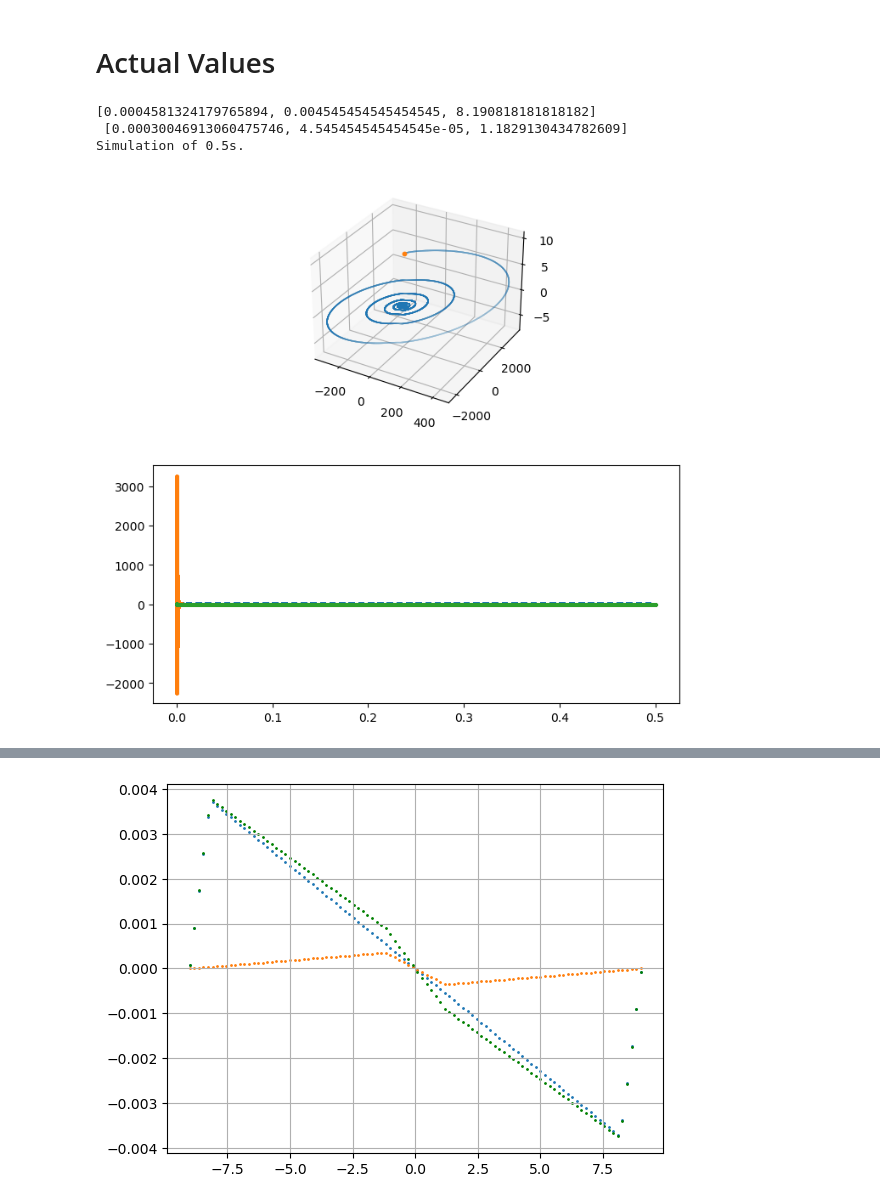
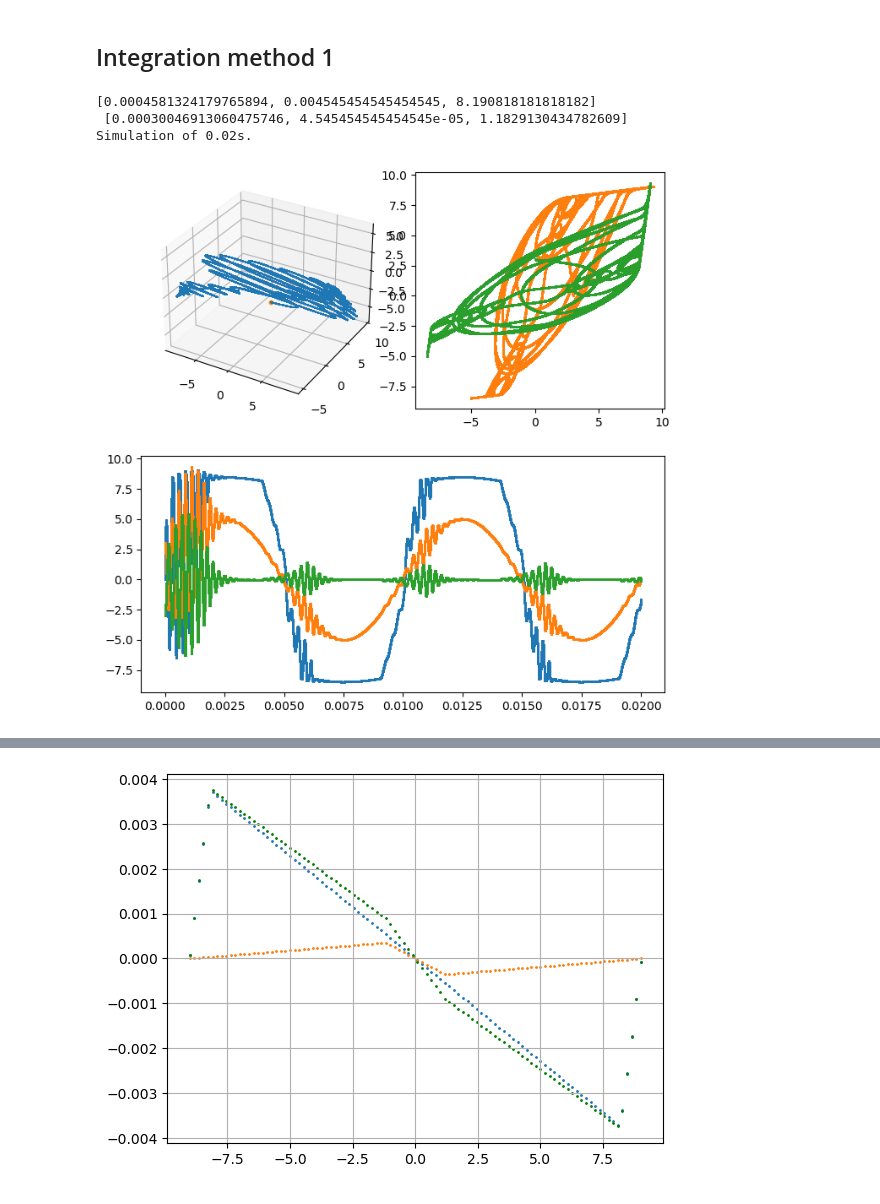
Before and after one commit to Chwanhee/Metrology, a Jupyter notebook: Report_2/Autonomous_Chua.ipynb, the cells around one changed output, grey strips where cells are left out. Cells and saved outputs as stored; diff of their text form; code cells hidden in the pictures.

Commit message:
Usable numerical solver.

```diff
--- a/Report_2/Autonomous_Chua.ipynb
+++ b/Report_2/Autonomous_Chua.ipynb
@@ -60,5 +9,5 @@ Simulation of 100.0s.
-# %% [markdown]
-# Actual Values
+# %% [markdown]
+## Integration method 1
 # %%
 # Parameters
 
@@ -66,32 +15,82 @@ R = 1410
 C1 = 10e-9
 C2 = 100e-9
 L = 15e-3
 
 R2,R3 = 220,2200
 R4,R6 = 22000,3300
 A = 1000; E = 9
 
 F,freq = 5,100
 
 interior = [((A-1)*R2+R3)/(R2*(R2+(1+A)*R3))
             ,1/R2,
             (R2+(1+A)*R3)/(A*(R2+R3))*E]
 exterior = [((A-1)*R4+R6)/(R4*(R4+(1+A)*R6))
             ,1/R4
             ,(R4+(1+A)*R6)/(A*(R4+R6))*E]
 
 print(interior,"\n",exterior)
 
 def NIC(x,a,b,B):
     g = -a*x*(th(x+B,1)-th(x-B,1)) # Centre
     g += (b*x+(a+b)*B)*th(-x-B,1) # Lefterior
     g += (b*x-(a+b)*B)*th(x-B,1) # Righterior
     return g
 
 def Chua(x,a1,b1,B1,a2,b2,B2):
     return NIC(x,a1,b1,B1)+NIC(x,a2,b2,B2)
+
+# Numerical interation method 1
+
+dt = 2e-9; duration = 1e7
+print(f"Simulation of {dt*duration}s.")
+
+X,Y,Z = [0],[3],[0]
+for i in tqdm(range(int(duration))):
+    t = i*dt
+
+    xi,yi,zi = X[-1],Y[-1],Z[-1]
+
+    dx = (yi-xi)/R-Chua(xi,*interior,*exterior)
+    dy = (xi-yi)/R+zi
+    dz = -yi+F*np.sin(2*np.pi*freq*t)
+    # dz = -yi
+    X.append(xi+dx/C1*dt);Y.append(yi+dy/C2*dt);Z.append(zi+dz/L*dt)
+
+t = [t*dt for t in range(int(duration+1))]
+
+Z = np.array(Z);t = np.array(t)
+Z = (Z[:-1]-Z[1:])/(t[:-1]-t[1:])*L # Time differential
+X = X[:-1]; Y = Y[:-1]; t = t[:-1]
+
+# Plot the solutions
+
+"""
+If the plot that this code block shows is not pleasing for you, don't
+repeat the simulation in this code block, but instead move on to the b
+lock below and use the code there to manipulate the data.
+Kachow
+"""
+
+fig = plt.figure(figsize=(8,8))
+grid = gs.GridSpec(2,2,wspace=0.1,)
+
+axs1 = fig.add_subplot(grid[0,0], projection='3d')
+axs2 = plt.subplot(grid[0,1])
+axs3 = plt.subplot(grid[1,:])
+
+axs1.scatter(X,Y,Z
+               ,s=0.003
+               )
+axs1.scatter(X[0],Y[0],Z[0]
+               ,s=10
+               )
+data = [X,Y,Z]
+for i in tqdm(range(3),desc="Draw plots"):
+    axs2.scatter(data[i%2],data[(i+1)%2],s=0.3)
+    axs3.scatter(t, data[i],s=0.3)
 # %% [output]
 [0.0004581324179765894, 0.004545454545454545, 8.190818181818182]
  [0.00030046913060475746, 4.545454545454545e-05, 1.1829130434782609]
-Simulation of 0.5s.
+Simulation of 0.02s.
-[figure, old version]
+[figure, new version]
```
Also changed, not shown: parts of 6 cells of this notebook.
